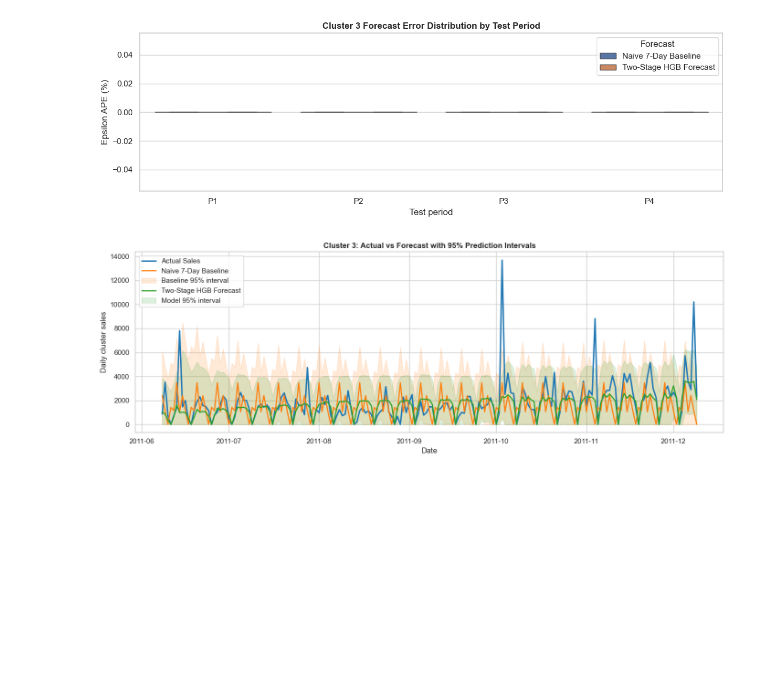
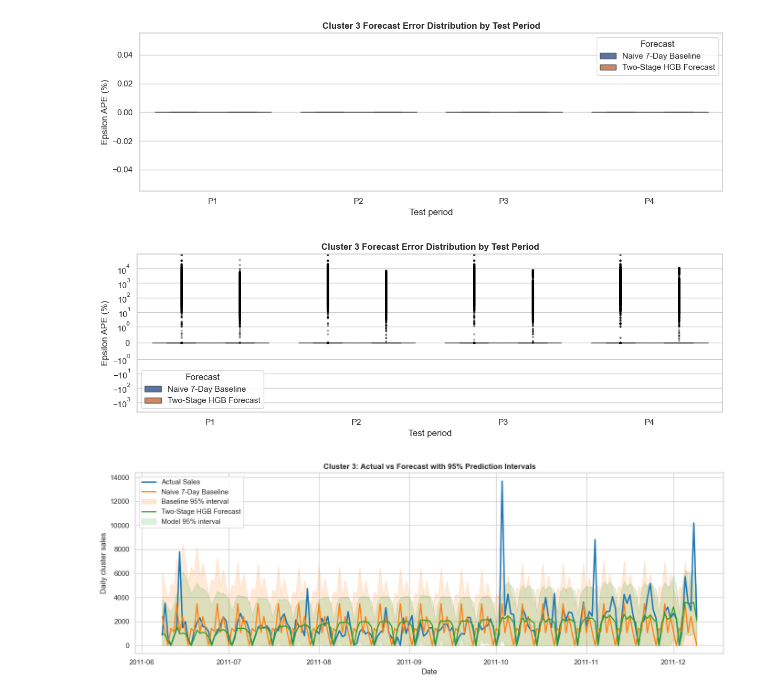
Before and after one commit to CserYe03na/Online_Retail_Forecasting, a Jupyter notebook: c1c3_forecasting.ipynb, the cells around one changed output. Cells and saved outputs as stored; diff of their text form; code cells hidden in the pictures; blank space fills up the shorter version.

```diff
--- a/c1c3_forecasting.ipynb
+++ b/c1c3_forecasting.ipynb
@@ -308,6 +357,47 @@ plt.savefig("images/c3_results/c3_error_boxplot_by_period.svg", format="svg", bb
 plt.show()
 # %% [output]
 [figure]
+# %%
+from pathlib import Path
+
+c3_box_df = art_c3.ape_box_df.copy()
+c3_box_df["method"] = c3_box_df["method"].map({
+    "baseline": "Naive 7-Day Baseline",
+    "model": "Two-Stage HGB Forecast",
+}).fillna(c3_box_df["method"])
+
+c3_box_df["APE_EPS_PCT"] = pd.to_numeric(c3_box_df["APE_EPS_PCT"], errors="coerce")
+c3_box_df = c3_box_df.dropna(subset=["APE_EPS_PCT"])
+
+output_dir = Path("images/c3_results")
+output_dir.mkdir(parents=True, exist_ok=True)
+
+fig, ax = plt.subplots(figsize=(12, 4))
+sns.boxplot(
+    data=c3_box_df,
+    x="period",
+    y="APE_EPS_PCT",
+    hue="method",
+    showfliers=True,
+    flierprops={
+        "marker": "o",
+        "markersize": 2.0,
+        "markerfacecolor": "black",
+        "markeredgecolor": "black",
+        "alpha": 0.25,
+    },
+    ax=ax,
+)
+ax.set_yscale("symlog", linthresh=1)
+ax.set_title("Cluster 3 Forecast Error Distribution by Test Period")
+ax.set_ylabel("Epsilon APE (%)")
+ax.set_xlabel("Test period")
+ax.legend(title="Forecast")
+fig.tight_layout()
+fig.savefig(output_dir / "c3_error_boxplot_by_period_with_fliers_symlog.svg", format="svg", bbox_inches="tight")
+plt.show()
+# %% [output]
+[figure, added]
 # %%
 # ============================================
 # 7) c1c3_analysis standard diagnostics for C3
```
Also changed, not shown: parts of 1 cell of this notebook, 2 other files.
